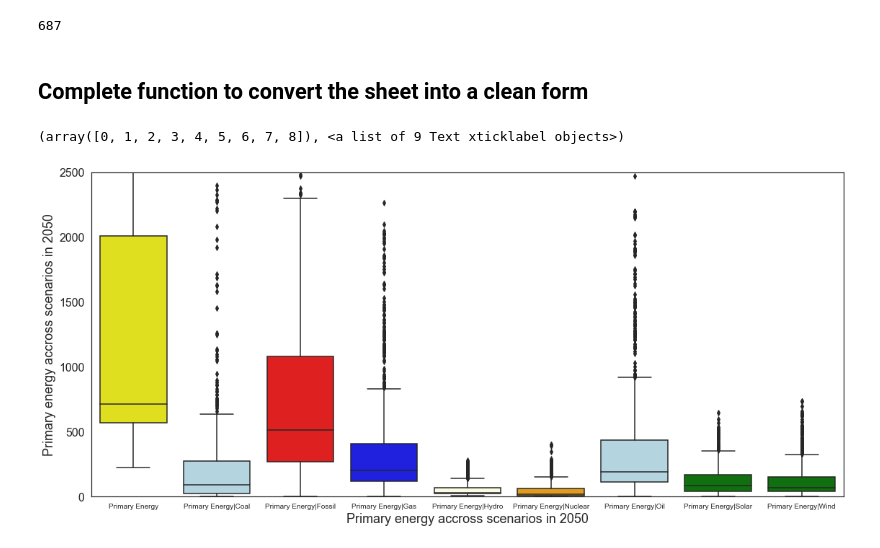
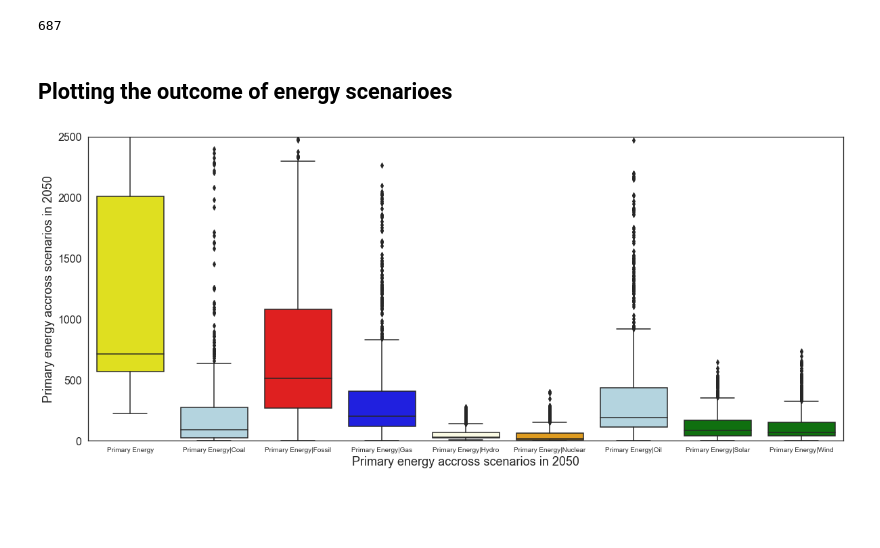
Before and after one commit to muadelm/IPCC_Scenarios, a Jupyter notebook: IPCC_Energy_Scenarios_AR6.ipynb, the cells around one changed output. Drawn from its saved outputs; the diff is of its cells as text; code cells hidden in the pictures; blank space fills up the shorter version.

```diff
--- a/IPCC_Energy_Scenarios_AR6.ipynb
+++ b/IPCC_Energy_Scenarios_AR6.ipynb
@@ -184,25 +184,24 @@ df_final_long.head()
 df_final_long.Scenario.nunique()
 # %% [output]
 687
-# %% [markdown]
-## Complete function to convert the sheet into a clean form
+# %% [markdown]
+## Plotting the outcome of energy scenarioes
 # %%
 # change picture size of the resulting graph
-sns.set(rc={'figure.figsize':(18.7,8.27)})
+sns.set(rc={'figure.figsize':(20,8.27)})
 
 
 # change the background color
 sns.set_style("white")
 
 #plot energy data
 sns.boxplot(x='Energy Source', y='Demand EJ/yr', data=df_final_long, palette={'Primary Energy':'yellow', 'Primary Energy|Nuclear':'orange','Primary Energy|Oil':'lightblue', 'Primary Energy|Coal':'lightblue', 'Primary Energy|Gas':'blue', 'Primary Energy|Fossil':'red', 'Primary Energy|Hydro':'lightyellow', 'Primary Energy|Wind':'green', 'Primary Energy|Solar':'green'})
 plt.ylabel('Primary energy accross scenarios in 2050', size = 18)
 plt.yticks(size = 16)
 plt.yticks(size = 16)
 plt.ylim(0, 2500)
 
 plt.xlabel('Primary energy accross scenarios in 2050', size = 18)
-plt.xticks(size = 10)
+plt.xticks(size = 10);
 # %% [output]
-(array([0, 1, 2, 3, 4, 5, 6, 7, 8]), <a list of 9 Text xticklabel objects>)
-[figure, old version]
+[figure, new version]
```
